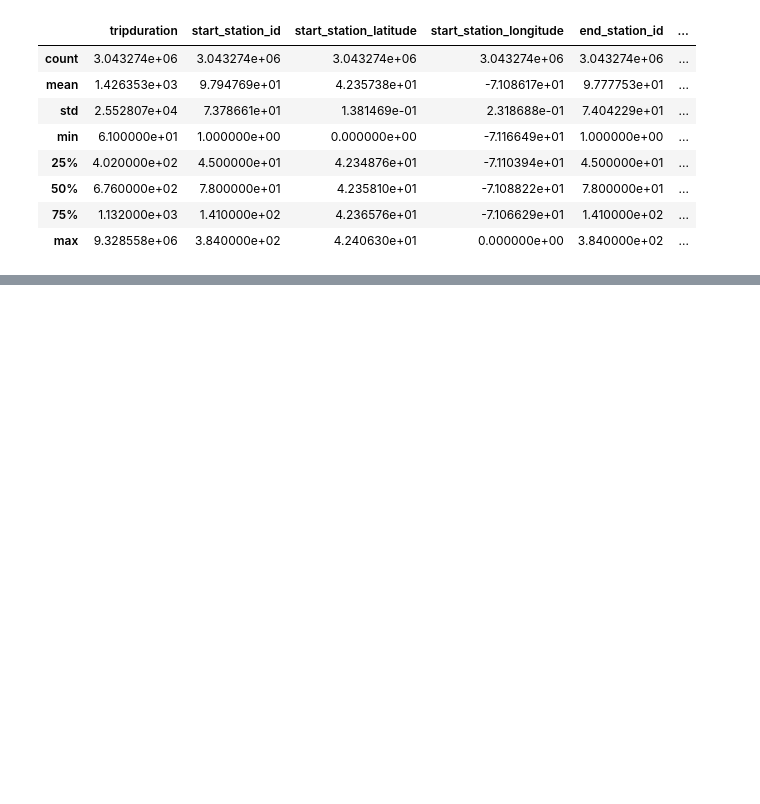
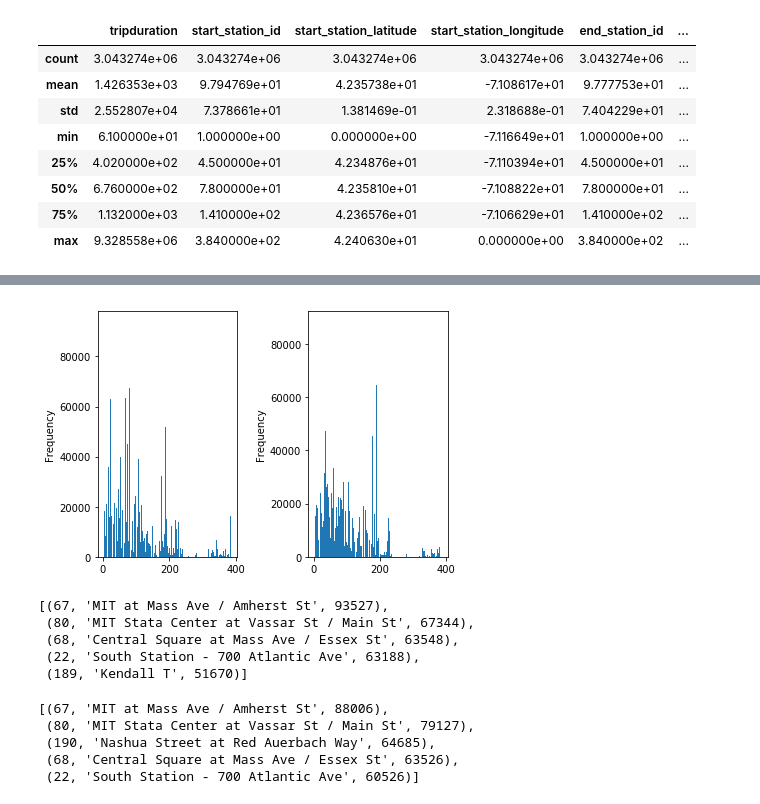
Before and after one commit to euniceky/BOS_BlueBike_Predictions, a Jupyter notebook: Capstone_Ch5_Wrangling.ipynb, the cells around one changed output, grey strips where cells are left out. Drawn from its saved outputs; the diff is of its cells as text; code cells hidden in the pictures; blank space fills up the shorter version.

```diff
--- a/Capstone_Ch5_Wrangling.ipynb
+++ b/Capstone_Ch5_Wrangling.ipynb
@@ -1025,0 +263,13 @@ plt.scatter(dailyBoston["2017-09":"2017-11"].TAVG, bigdftime["2017-09":"2017-11"
+# %%
+fixdict = {1:np.nan, 13:385, 88:381, 155:331, 158:np.nan, 164:np.nan, 168:332, 220:328, 229:np.nan,
+           230:np.nan, 231:329, 237:333, 238:334, 240:335, 241:336, 242:337, 243:338, 244:339,
+           245:340, 246:341, 247:342, 248:343, 249:344,250:345, 252:346, 253:347, 254:348, 256:349,
+           257:350, 262:351, 263:353, 264:354, 274:355, 277:356, 278:357, 281:358, 283:327, 284:359,
+           286:330, 293:360, 294:361, 295:362, 299:363, 300:364, 302:365, 306:368, 307:366, 308:np.nan,
+           311:367, 317:np.nan}
+# %%
+trip_simp=trip_simp.replace({"start_station_id":fixdict})
+trip_simp=trip_simp.replace({"end_station_id":fixdict})
+# %%
+trip_simp=trip_simp.dropna(subset=["start_station_id"])
+trip_simp=trip_simp.dropna(subset=["end_station_id"])
@@ -1025,0 +304,3 @@ plt.scatter(dailyBoston["2017-09":"2017-11"].TAVG, bigdftime["2017-09":"2017-11"
+# %%
+trip_simp.start_station_id = trip_simp.start_station_id.astype(int)
+trip_simp.end_station_id = trip_simp.end_station_id.astype(int)
@@ -1025,0 +330,37 @@ plt.scatter(dailyBoston["2017-09":"2017-11"].TAVG, bigdftime["2017-09":"2017-11"
+# %%
+# Check the distribution of start station id's
+fig = plt.figure()
+
+plt.subplot(1,2,1)
+trip_simp.start_station_id.plot(kind="hist", bins=384)
+
+plt.subplot(1,2,2)
+trip_simp.end_station_id.plot(kind="hist", bins=384)
+
+plt.tight_layout()
+# %% [output]
+[figure, added]
+# %%
+# Find popular start stations
+pop_starts=trip_simp.start_station_id.value_counts()
+startslist=[]
+for (start_id, value) in pop_starts.iteritems():
+    startslist.append((start_id, station.loc[station.ID == start_id]["Station"].values[0],value))
+# %% [output]
+[(67, 'MIT at Mass Ave / Amherst St', 93527),
+ (80, 'MIT Stata Center at Vassar St / Main St', 67344),
+ (68, 'Central Square at Mass Ave / Essex St', 63548),
+ (22, 'South Station - 700 Atlantic Ave', 63188),
+ (189, 'Kendall T', 51670)]
+# %%
+# Find popular end stations
+pop_ends=trip_simp.end_station_id.value_counts()
+endslist=[]
+for (end_id, value) in pop_ends.iteritems():
+    endslist.append((end_id, station.loc[station.ID == end_id]["Station"].values[0],value))
+# %% [output]
+[(67, 'MIT at Mass Ave / Amherst St', 88006),
+ (80, 'MIT Stata Center at Vassar St / Main St', 79127),
+ (190, 'Nashua Street at Red Auerbach Way', 64685),
+ (68, 'Central Square at Mass Ave / Essex St', 63526),
+ (22, 'South Station - 700 Atlantic Ave', 60526)]
```
Also changed, not shown: parts of 147 cells of this notebook.
